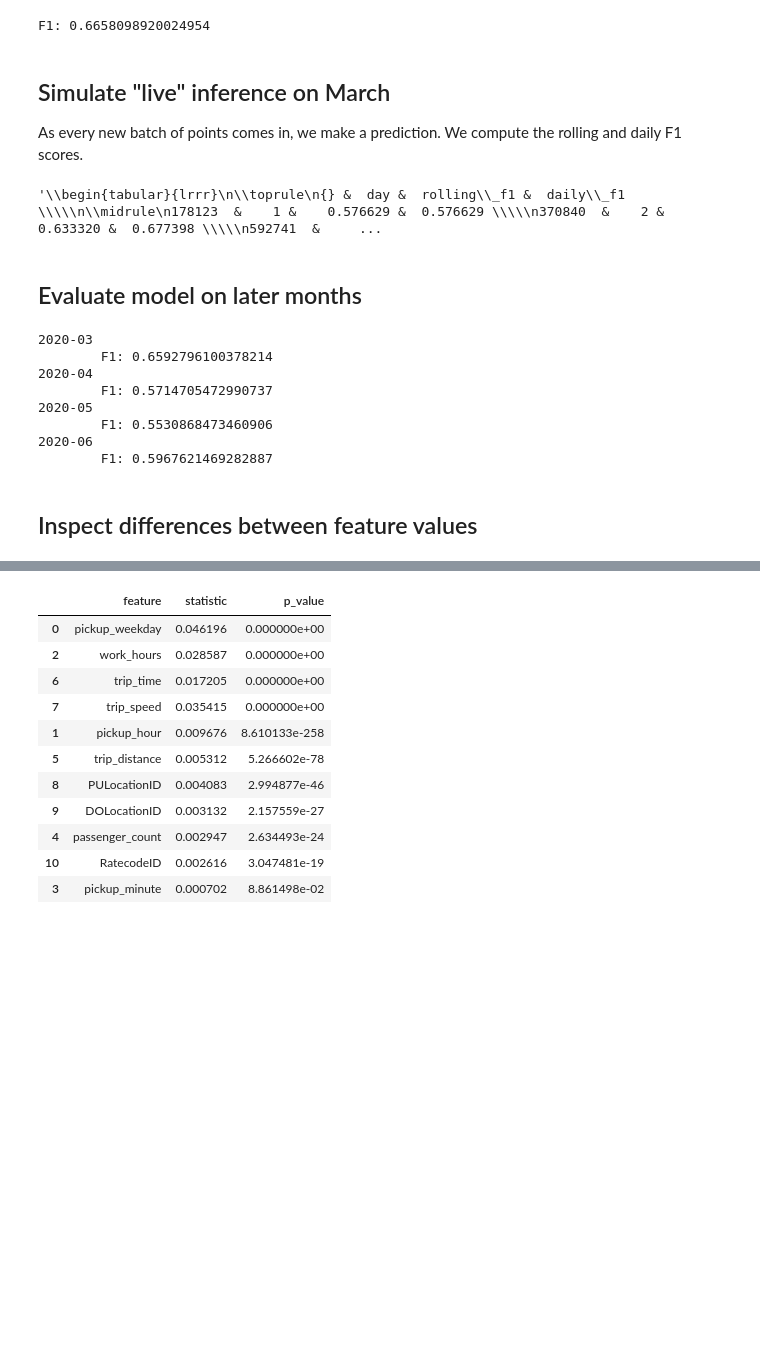
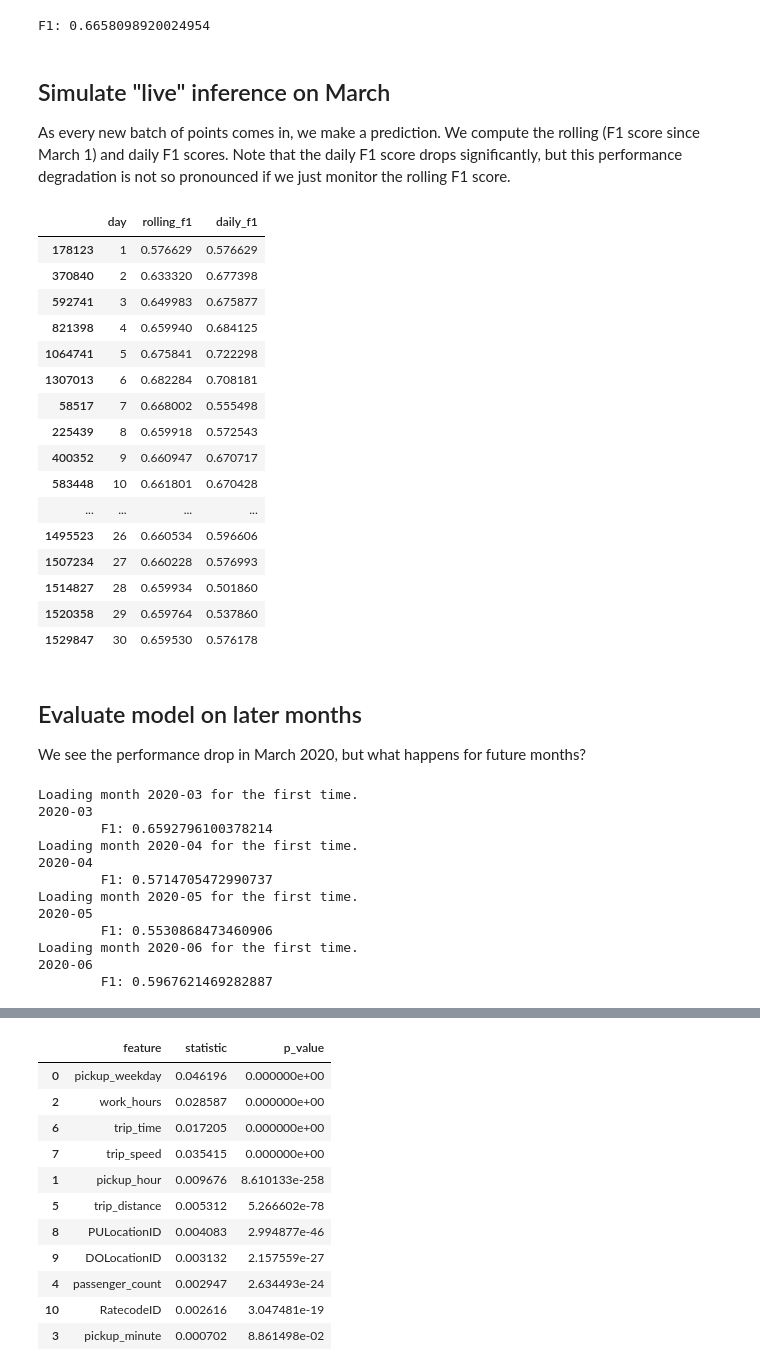
Before and after one commit to shreyashankar/debugging-ml-talk, a Jupyter notebook: nyc_taxi_2020.ipynb, the cells around one changed output, grey strips where cells are left out. Saved outputs shown, nothing was run; the diff lists cells and outputs as text; code cells hidden in the pictures; blank space fills up the shorter version.

```diff
--- a/nyc_taxi_2020.ipynb
+++ b/nyc_taxi_2020.ipynb
@@ -55,15 +61,21 @@ client
 # %%
 def preprocess(df: dask_cudf.DataFrame, target_col: str, start_date: str = None, end_date: str = None) -> dask_cudf.DataFrame:
     """
-        * computes the target ('high_tip')
-        * adds features
-        * removes unused features
+    This function computes the target ('high_tip'), adds features, and removes unused features.
+    Note that zero EDA or cleaning is performed here, whereas in the "real world" you should definitely
+    inspect and clean the data. If a start or end date is specified, any entries outside of these bounds
+    will be dropped from the dataframe.
 
-    Casts all numeric values to 32-bit types, for efficiency and
-    because some older versions of CUDA / ``cudf``, ``cuml``
-    did not support 64-bit types in training data.
+    Args:
+        df: dask dataframe representing data
+        target_col: column name of the target (must be in df)
+        start_date (optional): minimum date in the resulting dataframe
+        end_date (optional): maximum date in the resulting dataframe
+
+    Returns:
+        dask_cudf: DataFrame representing the preprocessed dataframe
     """
-    # Clean
+    # Basic cleaning
     df = df[df.fare_amount > 0]  # avoid divide-by-zero
     if start_date:
         df = df[df.tpep_dropoff_datetime.astype('str') >= start_date]
@@ -116,6 +128,8 @@ def f1_streaming(df: dask_cudf.DataFrame, target_col: str, pred_col: str) -> das
     return 2 * (precision * recall) / (precision + recall)
 
 def get_daily_f1_score(partition):
+    """
+    """
     numerator = (partition[target_col] & partition['prediction']).sum()
     recall_denominator = partition[target_col].sum()
     precision_denominator = partition['prediction'].sum()
@@ -193,7 +219,7 @@ F1: 0.6658098920024954
 # %% [markdown]
 ## Simulate "live" inference on March
 
-As every new batch of points comes in, we make a prediction. We compute the rolling and daily F1 scores.
+As every new batch of points comes in, we make a prediction. We compute the rolling (F1 score since March 1) and daily F1 scores. Note that the daily F1 score drops significantly, but this performance degradation is not so pronounced if we just monitor the rolling F1 score.
 # %%
 # First, load and sort the march dataframe
 
@@ -214,11 +240,29 @@ taxi_inference['prediction'] = taxi_inference['predicted_prob'].round().astype('
 taxi_inference['rolling_f1'] = f1_streaming(taxi_inference, target_col, 'prediction')
 daily_f1 = taxi_inference.groupby('day').apply(get_daily_f1_score, meta={'day': int, 'rolling_f1': float, 'daily_f1': float})
 # %%
-daily_f1.sort_values(by='day').compute().to_pandas().to_latex()
+daily_f1.sort_values(by='day', ascending=True).compute()
 # %% [output]
-'\\begin{tabular}{lrrr}\n\\toprule\n{} &  day &  rolling\\_f1 &  daily\\_f1 \\\\\n\\midrule\n178123  &    1 &    0.576629 &  0.576629 \\\\\n370840  &    2 &    0.633320 &  0.677398 \\\\\n592741  &     ...
+|  | day | rolling_f1 | daily_f1 |
+| 178123 | 1 | 0.576629 | 0.576629 |
+| 370840 | 2 | 0.633320 | 0.677398 |
+| 592741 | 3 | 0.649983 | 0.675877 |
+| 821398 | 4 | 0.659940 | 0.684125 |
+| 1064741 | 5 | 0.675841 | 0.722298 |
+| 1307013 | 6 | 0.682284 | 0.708181 |
+| 58517 | 7 | 0.668002 | 0.555498 |
+| 225439 | 8 | 0.659918 | 0.572543 |
+| 400352 | 9 | 0.660947 | 0.670717 |
+| 583448 | 10 | 0.661801 | 0.670428 |
+| ... | ... | ... | ... |
+| 1495523 | 26 | 0.660534 | 0.596606 |
+| 1507234 | 27 | 0.660228 | 0.576993 |
+| 1514827 | 28 | 0.659934 | 0.501860 |
+| 1520358 | 29 | 0.659764 | 0.537860 |
+| 1529847 | 30 | 0.659530 | 0.576178 |
 # %% [markdown]
 ## Evaluate model on later months
+
+We see the performance drop in March 2020, but what happens for future months?
 # %%
 # Cycle through many test sets
 
@@ -228,6 +272,7 @@ month_dfs = {}
 for month in months:
 
     if month not in month_dfs:
+        print(f'Loading month {month} for the first time.')
         df = dask_cudf.read_csv(
             f"s3://nyc-tlc/trip data/yellow_tripdata_{month}.csv",
             parse_dates=["tpep_pickup_datetime", "tpep_dropoff_datetime"],
@@ -238,20 +283,21 @@ for month in months:
         df = preprocess(df, target_col=target_col)
         month_dfs[month] = df.copy()
 
-    taxi_test = month_dfs[month]
+    curr_taxi_test = month_dfs[month]
 
-    preds = rfc.predict_proba(taxi_test[features])[1]
+    preds = rfc.predict_proba(curr_taxi_test[features])[1]
     print(month)
-#     print(f'\tAccuracy: {rfc.score(taxi_test[features].compute(), taxi_test[target_col].compute())}')
-    print(f'\tF1: {f1_score(taxi_test[target_col].compute().to_array(), preds.round().compute().to_array())}')
+    print(f'\tF1: {f1_score(curr_taxi_test[target_col].compute().to_array(), preds.round().compute().to_array())}')
 # %% [output]
+Loading month 2020-03 for the first time.
 2020-03
         F1: 0.6592796100378214
+Loading month 2020-04 for the first time.
 2020-04
         F1: 0.5714705472990737
+Loading month 2020-05 for the first time.
 2020-05
         F1: 0.5530868473460906
+Loading month 2020-06 for the first time.
 2020-06
         F1: 0.5967621469282887
-# %% [markdown]
-## Inspect differences between feature values
```
Also changed, not shown: parts of 20 cells of this notebook.
